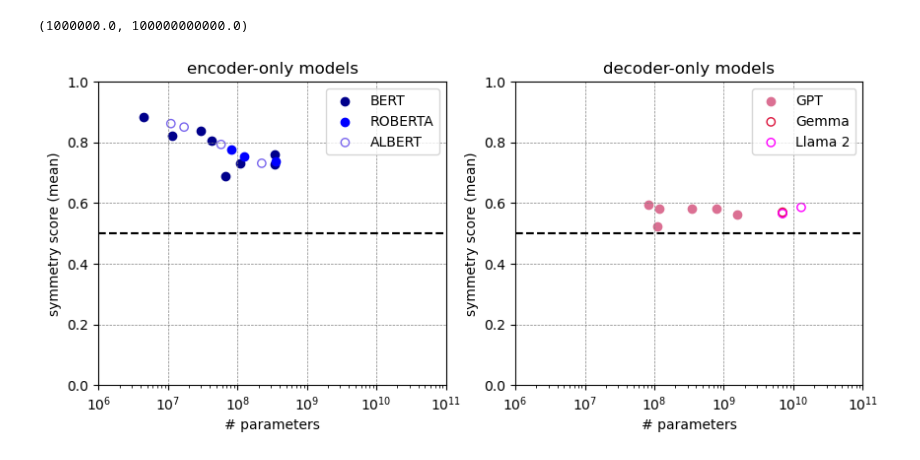
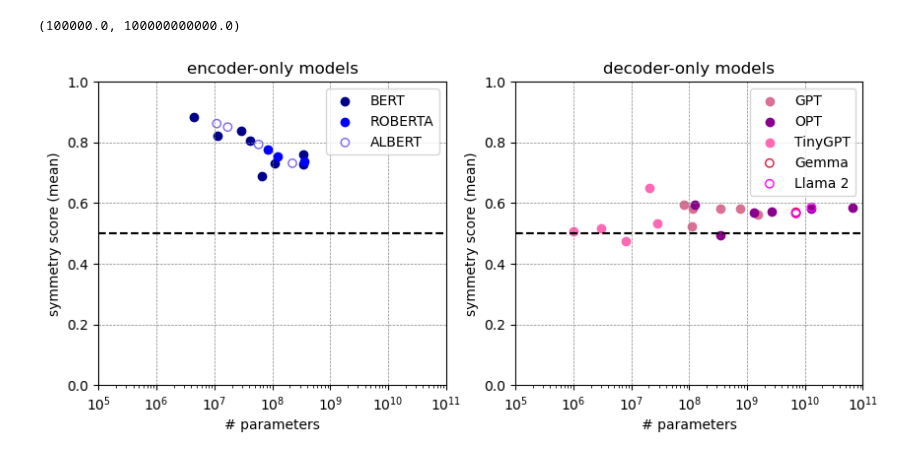
Before and after one commit to matteosaponati/attention-geometry, a Jupyter notebook: figures/Symmetry-Parameters-full.ipynb, the cells around one changed output. Saved outputs shown, nothing was run; the diff lists cells and outputs as text; code cells hidden in the pictures.

Commit message:
figures: add OPT and TinyGPT to symmetry figures vs parameters

```diff
--- a/figures/Symmetry-Parameters-full.ipynb
+++ b/figures/Symmetry-Parameters-full.ipynb
@@ -40,6 +40,24 @@ GPT_score = [(models[key][-2].flatten().flatten()**2).mean() for key in list(mod
 GPT_score_h = [models[key][-2].flatten()**2 for key in list(models.keys())]
 GPT_layers = [models[key][0] for key in list(models.keys())]
 GPT_d_emb = [models[key][1] for key in list(models.keys())]
+
+## OPT models
+OPT_par = [125e6, 350e6, 1300e6, 2700e6, 67008e6, 13000e6]
+with open('../_data/fig_scores/OPT-query-key-full.pkl', 'rb') as file:
+    models = pickle.load(file)
+OPT_score = [(models[key][-2].flatten().flatten()**2).mean() for key in list(models.keys())]
+OPT_score_h = [models[key][-2].flatten()**2 for key in list(models.keys())]
+OPT_layers = [models[key][0] for key in list(models.keys())]
+OPT_d_emb = [models[key][1] for key in list(models.keys())]
+
+## TinyGPT models
+TinyGPT_par = [1e6, 3e6, 8e6, 21e6, 28e6]
+with open('../_data/fig_scores/TinyGPT-query-key-full.pkl', 'rb') as file:
+    models = pickle.load(file)
+TinyGPT_score = [(models[key][-2].flatten().flatten()**2).mean() for key in list(models.keys())]
+TinyGPT_score_h = [models[key][-2].flatten()**2 for key in list(models.keys())]
+TinyGPT_layers = [models[key][0] for key in list(models.keys())]
+TinyGPT_d_emb = [models[key][1] for key in list(models.keys())]
 
 ## T5 models
 T5Encoder_par = [60.5e6, 223e6, 738e6, 2850e6]
@@ -101,34 +119,36 @@ plt.scatter(ALBERT_par,ALBERT_score,color='mediumslateblue', label='ALBERT', fac
 
 plt.title('encoder-only models')
 plt.axhline(y=.5,linestyle='dashed',color='k')
 plt.grid(color = 'gray', linestyle = '--', linewidth = 0.5)
 plt.xscale('log')
 plt.legend()
 plt.ylim(0,1)
 plt.ylabel('symmetry score (mean)')
 plt.xlabel('# parameters')
-plt.xlim(10e5,10e10)
+plt.xlim(1e5,10e10)
 
 plt.subplot(1,2,2)
 
 ## decoder-only models
 plt.scatter(GPT_par,GPT_score,color='palevioletred', label='GPT')
+plt.scatter(OPT_par,OPT_score,color='darkmagenta', label='OPT')
+plt.scatter(TinyGPT_par,TinyGPT_score,color='hotpink', label='TinyGPT')
 ## encoder-decoder models
 # plt.scatter(T5Decoder_par,T5Decoder_score,color='plum', label='T5 (decoder)')
 ## decoder-only models (with quite some other fine-tuning)
 plt.scatter(GEMMA1_par,GEMMA1_score,color='crimson', label='Gemma', facecolors='none')
 plt.scatter(GEMMA_par,GEMMA_score,color='crimson', facecolors='none')
 plt.scatter(LLAMA_par,LLAMA_score,color='magenta', label='Llama 2', facecolors='none')
 
 plt.title('decoder-only models')
 plt.axhline(y=.5,linestyle='dashed',color='k')
 plt.grid(color = 'gray', linestyle = '--', linewidth = 0.5)
 plt.xscale('log')
 plt.legend()
 plt.ylim(0,1)
 plt.ylabel('symmetry score (mean)')
 plt.xlabel('# parameters')
-plt.xlim(10e5,10e10)
+plt.xlim(1e5,10e10)
 # %% [output]
-(1000000.0, 100000000000.0)
+(100000.0, 100000000000.0)
-[figure, old version]
+[figure, new version]
```
Also changed, not shown: 1 other file.
